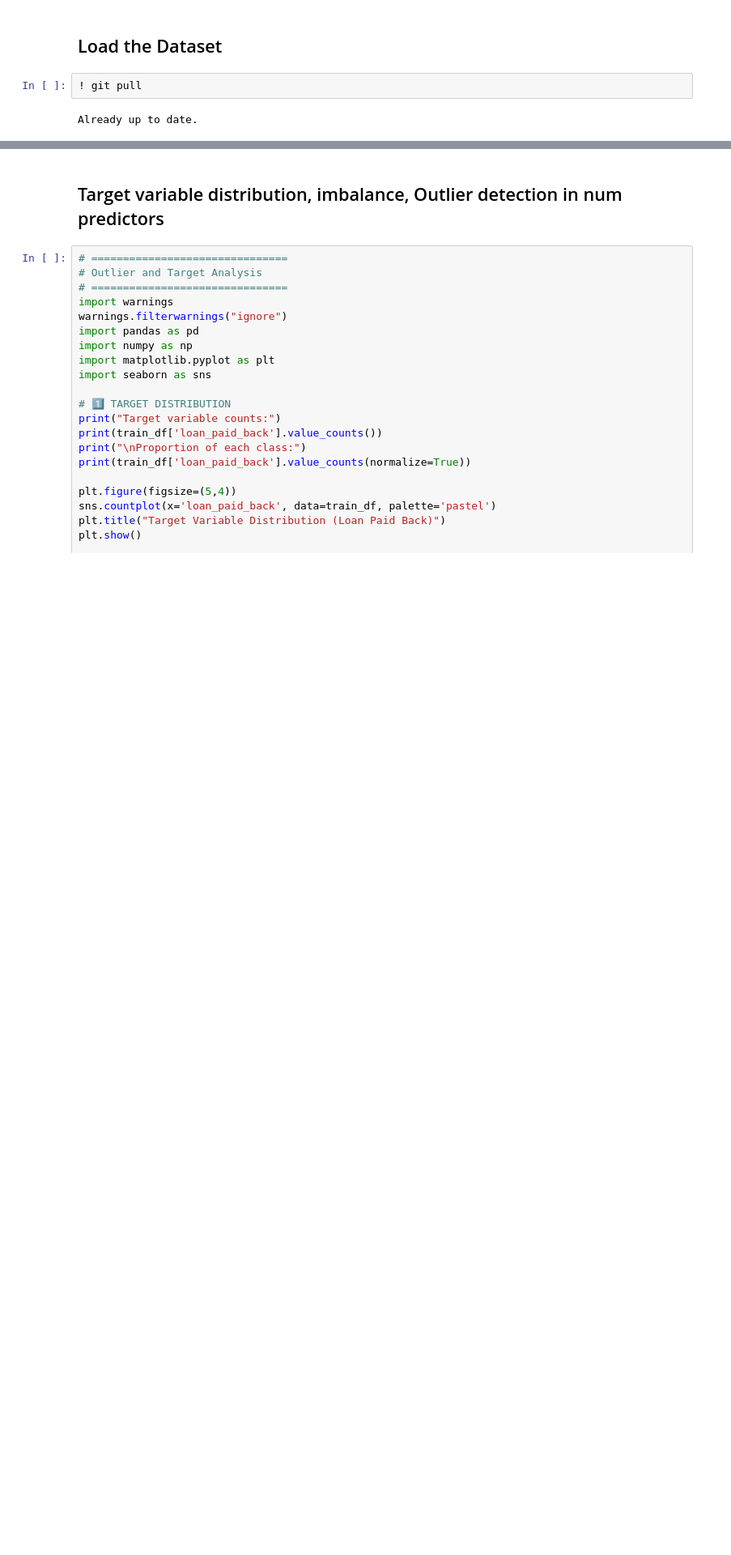
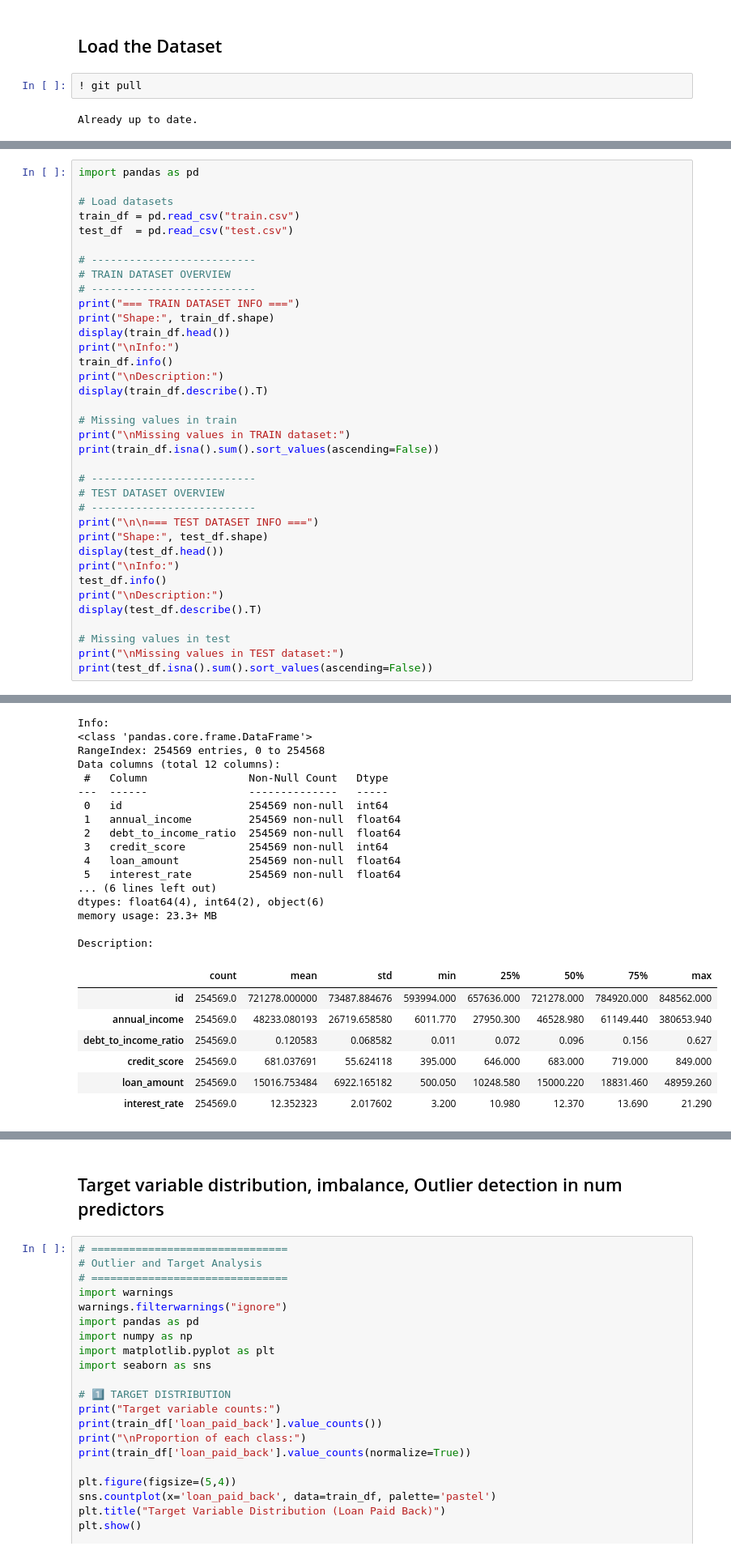
Before and after one commit to BanerjeeAbhisek/8330-Project-2, a Jupyter notebook: Project2Abhisek.ipynb, the cells around one changed output, grey strips where cells are left out. Shown at 81% size. Drawn from its saved outputs; the diff is of its cells as text; blank space fills up the shorter version.

```diff
--- a/Project2Abhisek.ipynb
+++ b/Project2Abhisek.ipynb
@@ -58,0 +7,37 @@ memory usage: 58.9+ MB
+# %%
+import pandas as pd
+
+# Load datasets
+train_df = pd.read_csv("train.csv")
+test_df  = pd.read_csv("test.csv")
+
+# --------------------------
+# TRAIN DATASET OVERVIEW
+# --------------------------
+print("=== TRAIN DATASET INFO ===")
+print("Shape:", train_df.shape)
+display(train_df.head())
+print("\nInfo:")
+train_df.info()
+print("\nDescription:")
+display(train_df.describe().T)
+
+# Missing values in train
+print("\nMissing values in TRAIN dataset:")
+print(train_df.isna().sum().sort_values(ascending=False))
+
+# --------------------------
+# TEST DATASET OVERVIEW
+# --------------------------
+print("\n\n=== TEST DATASET INFO ===")
+print("Shape:", test_df.shape)
+display(test_df.head())
+print("\nInfo:")
+test_df.info()
+print("\nDescription:")
+display(test_df.describe().T)
+
+# Missing values in test
+print("\nMissing values in TEST dataset:")
+print(test_df.isna().sum().sort_values(ascending=False))
+# %% [output]
@@ -58,0 +102,24 @@ memory usage: 58.9+ MB
+Info:
+<class 'pandas.core.frame.DataFrame'>
+RangeIndex: 254569 entries, 0 to 254568
+Data columns (total 12 columns):
+ #   Column                Non-Null Count   Dtype
+---  ------                --------------   -----
+ 0   id                    254569 non-null  int64
+ 1   annual_income         254569 non-null  float64
+ 2   debt_to_income_ratio  254569 non-null  float64
+ 3   credit_score          254569 non-null  int64
+ 4   loan_amount           254569 non-null  float64
+ 5   interest_rate         254569 non-null  float64
+... (6 lines left out)
+dtypes: float64(4), int64(2), object(6)
+memory usage: 23.3+ MB
+
+Description:
+|  | count | mean | std | min | 25% | 50% | 75% | max |
+| id | 254569.0 | 721278.000000 | 73487.884676 | 593994.000 | 657636.000 | 721278.000 | 784920.000 | 848562.000 |
+| annual_income | 254569.0 | 48233.080193 | 26719.658580 | 6011.770 | 27950.300 | 46528.980 | 61149.440 | 380653.940 |
+| debt_to_income_ratio | 254569.0 | 0.120583 | 0.068582 | 0.011 | 0.072 | 0.096 | 0.156 | 0.627 |
+| credit_score | 254569.0 | 681.037691 | 55.624118 | 395.000 | 646.000 | 683.000 | 719.000 | 849.000 |
+| loan_amount | 254569.0 | 15016.753484 | 6922.165182 | 500.050 | 10248.580 | 15000.220 | 18831.460 | 48959.260 |
+| interest_rate | 254569.0 | 12.352323 | 2.017602 | 3.200 | 10.980 | 12.370 | 13.690 | 21.290 |
```
Also changed, not shown: parts of 22 cells of this notebook.
